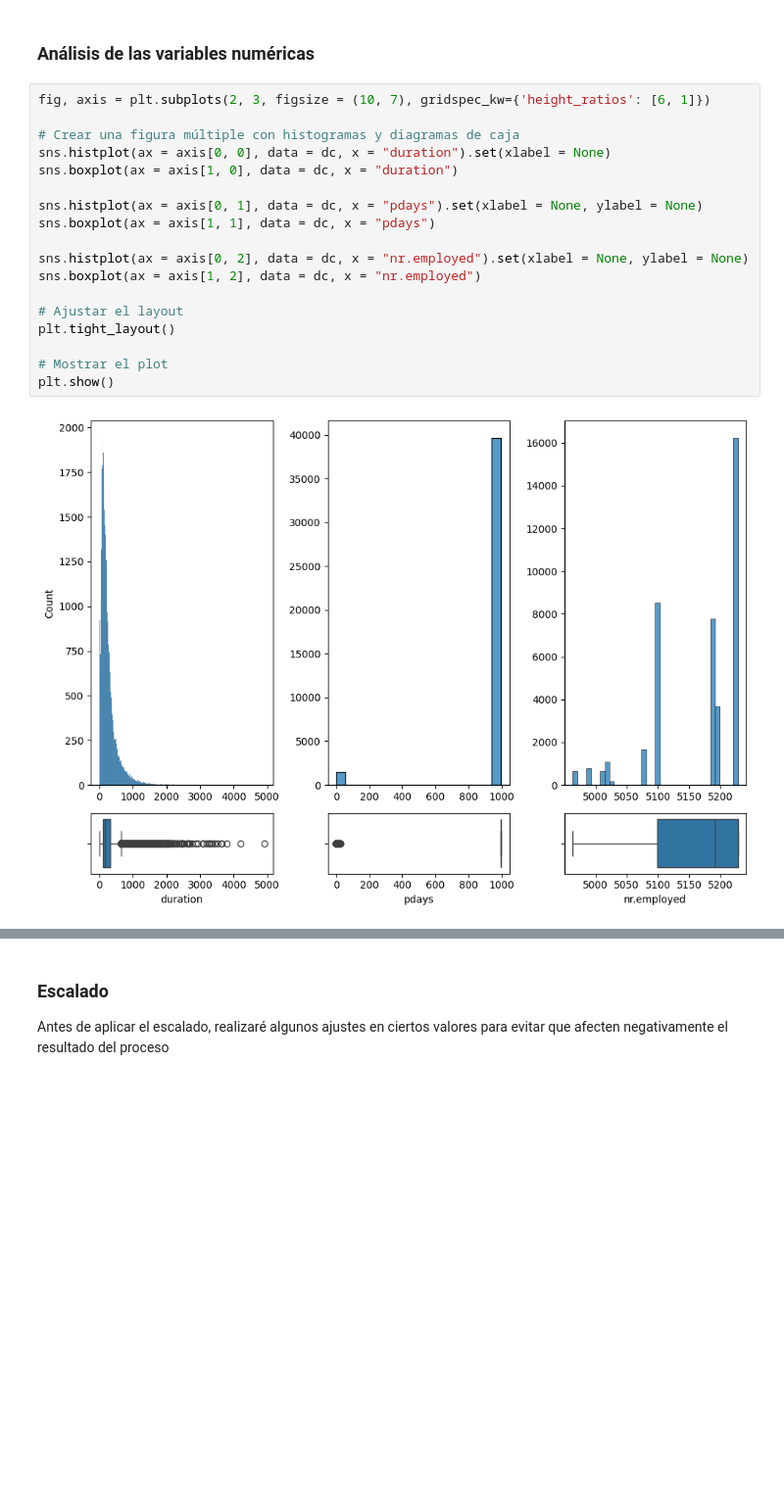
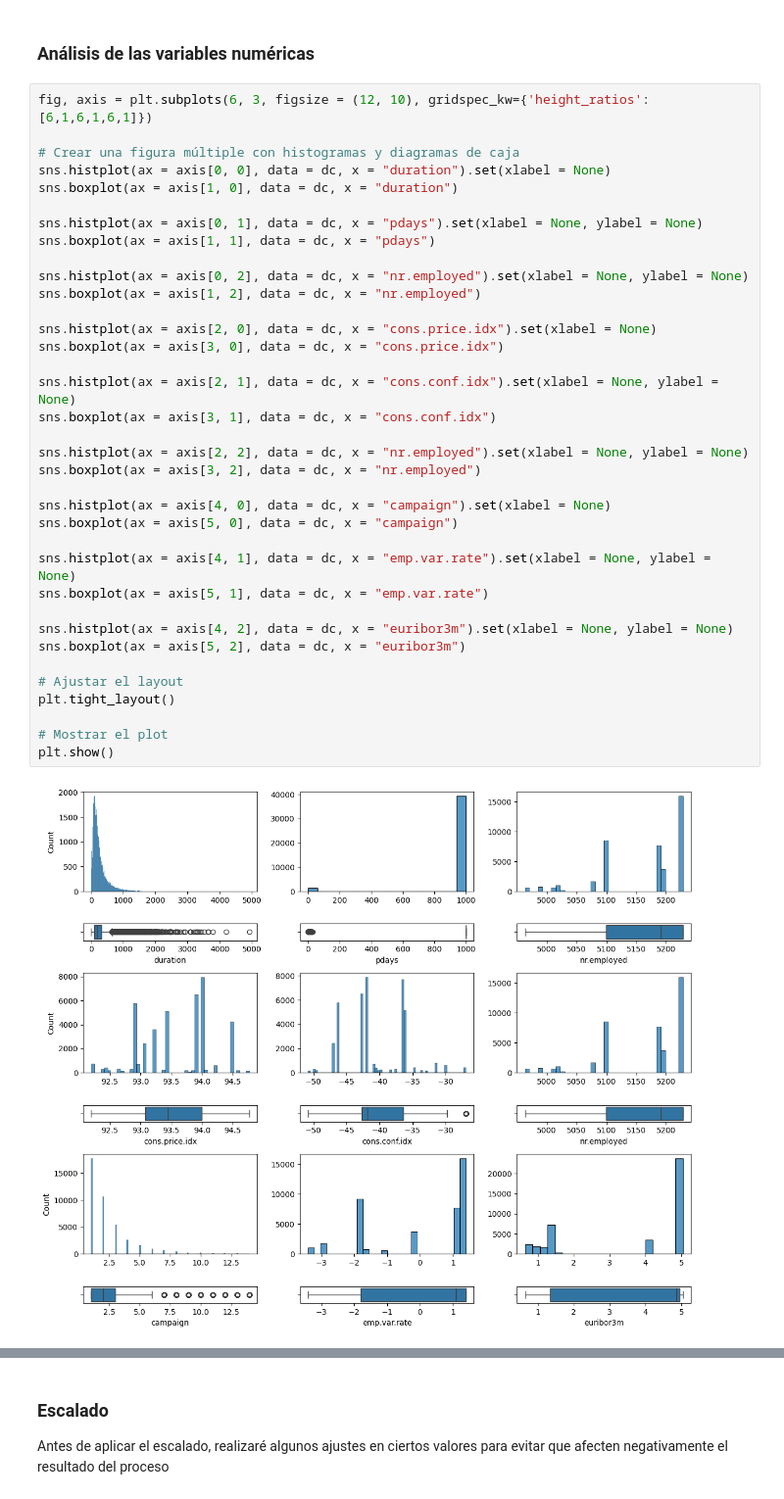
Before and after one commit to Jesuscastanedam/Jesuscastanedam_machine-learning-python-template, a Jupyter notebook: src/explore.ipynb, the cells around one changed output, grey strips where cells are left out. Shown at 98% size. Drawn from its saved outputs; the diff is of its cells as text; blank space fills up the shorter version.

```diff
--- a/src/explore.ipynb
+++ b/src/explore.ipynb
@@ -159,22 +159,40 @@ plt.show()
 # %% [markdown]
 ### Análisis de las variables numéricas
 # %%
-fig, axis = plt.subplots(2, 3, figsize = (10, 7), gridspec_kw={'height_ratios': [6, 1]})
+fig, axis = plt.subplots(6, 3, figsize = (12, 10), gridspec_kw={'height_ratios': [6,1,6,1,6,1]})
 
 # Crear una figura múltiple con histogramas y diagramas de caja
 sns.histplot(ax = axis[0, 0], data = dc, x = "duration").set(xlabel = None)
 sns.boxplot(ax = axis[1, 0], data = dc, x = "duration")
 
 sns.histplot(ax = axis[0, 1], data = dc, x = "pdays").set(xlabel = None, ylabel = None)
 sns.boxplot(ax = axis[1, 1], data = dc, x = "pdays")
 
 sns.histplot(ax = axis[0, 2], data = dc, x = "nr.employed").set(xlabel = None, ylabel = None)
 sns.boxplot(ax = axis[1, 2], data = dc, x = "nr.employed")
 
+sns.histplot(ax = axis[2, 0], data = dc, x = "cons.price.idx").set(xlabel = None)
+sns.boxplot(ax = axis[3, 0], data = dc, x = "cons.price.idx")
+
+sns.histplot(ax = axis[2, 1], data = dc, x = "cons.conf.idx").set(xlabel = None, ylabel = None)
+sns.boxplot(ax = axis[3, 1], data = dc, x = "cons.conf.idx")
+
+sns.histplot(ax = axis[2, 2], data = dc, x = "nr.employed").set(xlabel = None, ylabel = None)
+sns.boxplot(ax = axis[3, 2], data = dc, x = "nr.employed")
+
+sns.histplot(ax = axis[4, 0], data = dc, x = "campaign").set(xlabel = None)
+sns.boxplot(ax = axis[5, 0], data = dc, x = "campaign")
+
+sns.histplot(ax = axis[4, 1], data = dc, x = "emp.var.rate").set(xlabel = None, ylabel = None)
+sns.boxplot(ax = axis[5, 1], data = dc, x = "emp.var.rate")
+
+sns.histplot(ax = axis[4, 2], data = dc, x = "euribor3m").set(xlabel = None, ylabel = None)
+sns.boxplot(ax = axis[5, 2], data = dc, x = "euribor3m")
+
 # Ajustar el layout
 plt.tight_layout()
 
 # Mostrar el plot
 plt.show()
 # %% [output]
-[figure, old version]
+[figure, new version]
```
Also changed, not shown: parts of 38 cells of this notebook.
